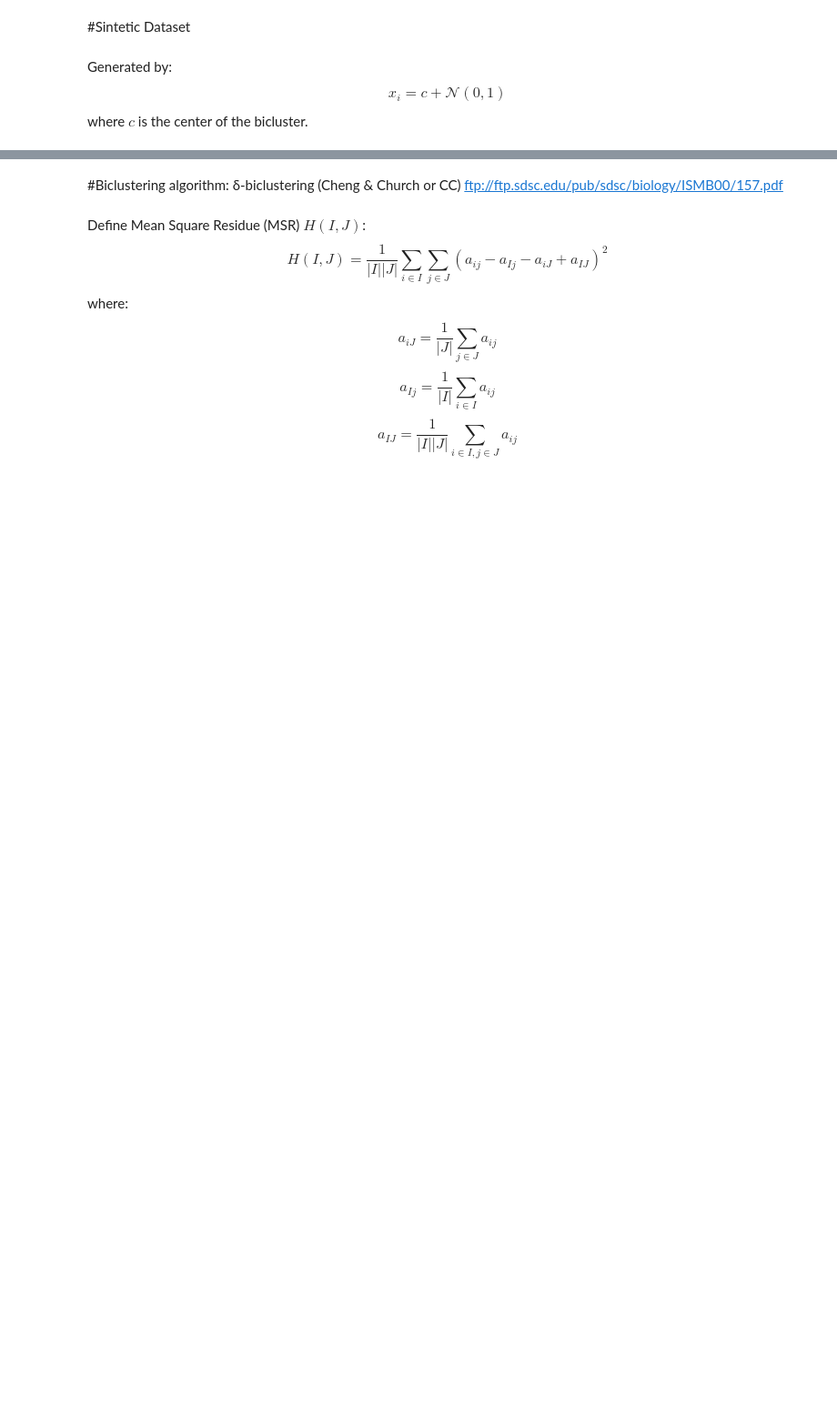
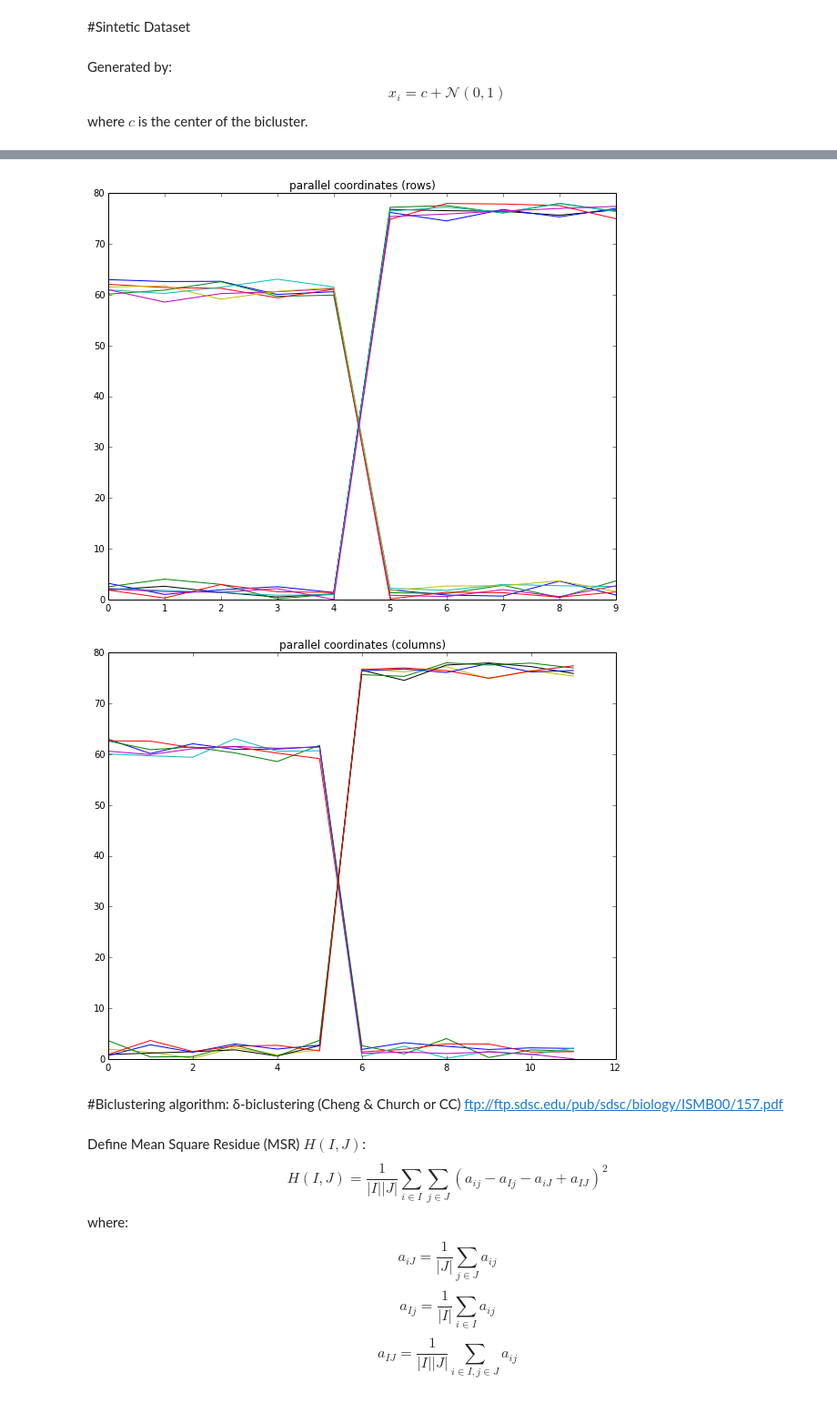
Before and after one commit to lucasbrunialti/biclustering-experiments, a Jupyter notebook: BiclusteringTest.ipynb, the cells around one changed output, grey strips where cells are left out. Shown at 91% size. Drawn from its saved outputs; the diff is of its cells as text; code cells hidden in the pictures; blank space fills up the shorter version.

```diff
--- a/BiclusteringTest.ipynb
+++ b/BiclusteringTest.ipynb
@@ -82,3 +99,14 @@ plt.title("Shuffled dataset")
+# %%
+plt.plot(data)
+plt.title("parallel coordinates (rows)")
+plt.show()
+
+plt.plot(data.T)
+plt.title("parallel coordinates (columns)")
+plt.show()
+# %% [output]
+[figure, added]
+[figure, added]
 # %% [markdown]
 #Biclustering algorithm: δ-biclustering (Cheng & Church or CC)
 ftp://ftp.sdsc.edu/pub/sdsc/biology/ISMB00/157.pdf
```
Also changed, not shown: parts of 11 cells of this notebook, 1 other file.
